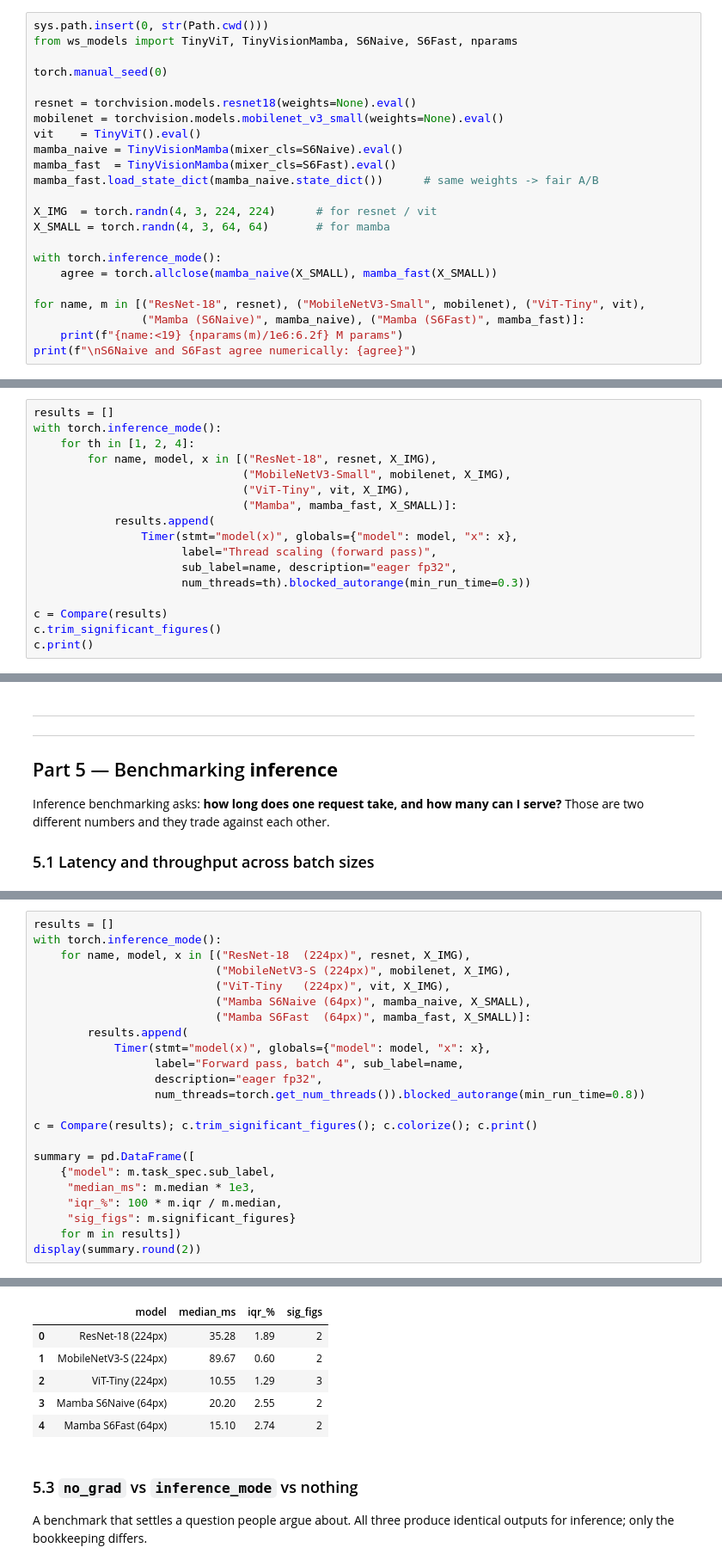
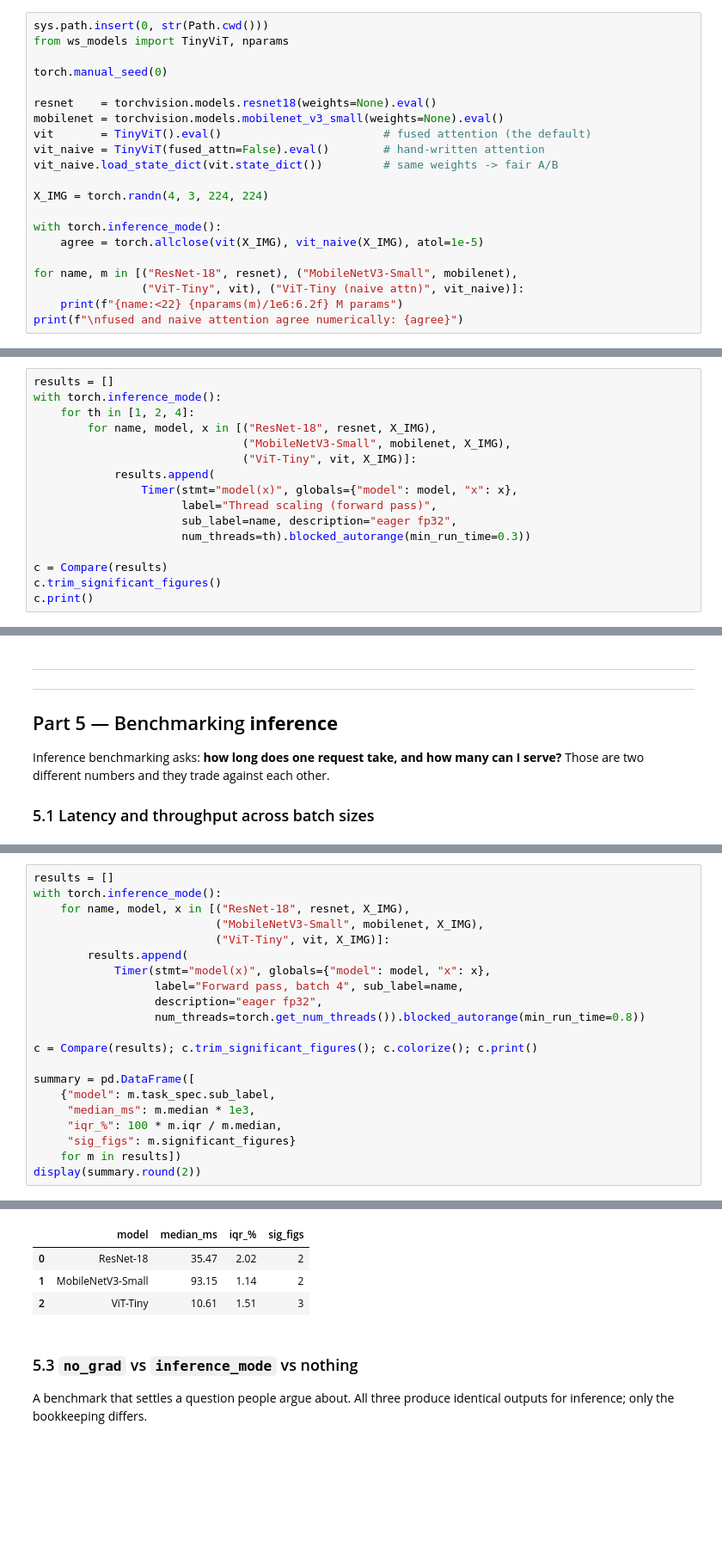
Before and after one commit to rwttr/Eco-workshop-n9, a Jupyter notebook: pytorch_benchmark_workshop_executed.ipynb, the cells around one changed output, grey strips where cells are left out. Shown at 86% size. Cells and saved outputs as stored; diff of their text form; blank space fills up the shorter version.

```diff
--- a/pytorch_benchmark_workshop_executed.ipynb
+++ b/pytorch_benchmark_workshop_executed.ipynb
@@ -135,24 +136,22 @@ a perfect A/B subject.
 # %%
 sys.path.insert(0, str(Path.cwd()))
-from ws_models import TinyViT, TinyVisionMamba, S6Naive, S6Fast, nparams
+from ws_models import TinyViT, nparams
 
 torch.manual_seed(0)
 
-resnet = torchvision.models.resnet18(weights=None).eval()
+resnet    = torchvision.models.resnet18(weights=None).eval()
 mobilenet = torchvision.models.mobilenet_v3_small(weights=None).eval()
-vit    = TinyViT().eval()
-mamba_naive = TinyVisionMamba(mixer_cls=S6Naive).eval()
-mamba_fast  = TinyVisionMamba(mixer_cls=S6Fast).eval()
-mamba_fast.load_state_dict(mamba_naive.state_dict())      # same weights -> fair A/B
+vit       = TinyViT().eval()                        # fused attention (the default)
+vit_naive = TinyViT(fused_attn=False).eval()        # hand-written attention
+vit_naive.load_state_dict(vit.state_dict())         # same weights -> fair A/B
 
-X_IMG  = torch.randn(4, 3, 224, 224)      # for resnet / vit
-X_SMALL = torch.randn(4, 3, 64, 64)       # for mamba
+X_IMG = torch.randn(4, 3, 224, 224)
 
 with torch.inference_mode():
-    agree = torch.allclose(mamba_naive(X_SMALL), mamba_fast(X_SMALL))
+    agree = torch.allclose(vit(X_IMG), vit_naive(X_IMG), atol=1e-5)
 
-for name, m in [("ResNet-18", resnet), ("MobileNetV3-Small", mobilenet), ("ViT-Tiny", vit),
-                ("Mamba (S6Naive)", mamba_naive), ("Mamba (S6Fast)", mamba_fast)]:
-    print(f"{name:<19} {nparams(m)/1e6:6.2f} M params")
-print(f"\nS6Naive and S6Fast agree numerically: {agree}")
+for name, m in [("ResNet-18", resnet), ("MobileNetV3-Small", mobilenet),
+                ("ViT-Tiny", vit), ("ViT-Tiny (naive attn)", vit_naive)]:
+    print(f"{name:<22} {nparams(m)/1e6:6.2f} M params")
+print(f"\nfused and naive attention agree numerically: {agree}")
 # %% [output]
@@ -636,8 +634,7 @@ with torch.inference_mode():
     for th in [1, 2, 4]:
         for name, model, x in [("ResNet-18", resnet, X_IMG),
                                ("MobileNetV3-Small", mobilenet, X_IMG),
-                               ("ViT-Tiny", vit, X_IMG),
-                               ("Mamba", mamba_fast, X_SMALL)]:
+                               ("ViT-Tiny", vit, X_IMG)]:
             results.append(
                 Timer(stmt="model(x)", globals={"model": model, "x": x},
                       label="Thread scaling (forward pass)",
@@ -762,11 +751,9 @@ and is the slowest entry in the table.
 # %%
 results = []
 with torch.inference_mode():
-    for name, model, x in [("ResNet-18  (224px)", resnet, X_IMG),
-                           ("MobileNetV3-S (224px)", mobilenet, X_IMG),
-                           ("ViT-Tiny   (224px)", vit, X_IMG),
-                           ("Mamba S6Naive (64px)", mamba_naive, X_SMALL),
-                           ("Mamba S6Fast  (64px)", mamba_fast, X_SMALL)]:
+    for name, model, x in [("ResNet-18", resnet, X_IMG),
+                           ("MobileNetV3-Small", mobilenet, X_IMG),
+                           ("ViT-Tiny", vit, X_IMG)]:
         results.append(
             Timer(stmt="model(x)", globals={"model": model, "x": x},
                   label="Forward pass, batch 4", sub_label=name,
@@ -794,11 +779,9 @@ display(summary.round(2))
 
 Times are in milliseconds (ms).
 |  | model | median_ms | iqr_% | sig_figs |
-| 0 | ResNet-18 (224px) | 35.28 | 1.89 | 2 |
-| 1 | MobileNetV3-S (224px) | 89.67 | 0.60 | 2 |
-| 2 | ViT-Tiny (224px) | 10.55 | 1.29 | 3 |
-| 3 | Mamba S6Naive (64px) | 20.20 | 2.55 | 2 |
-| 4 | Mamba S6Fast (64px) | 15.10 | 2.74 | 2 |
+| 0 | ResNet-18 | 35.47 | 2.02 | 2 |
+| 1 | MobileNetV3-Small | 93.15 | 1.14 | 2 |
+| 2 | ViT-Tiny | 10.61 | 1.51 | 3 |
 # %% [markdown]
 ### 5.3 `no_grad` vs `inference_mode` vs nothing
 
```
Also changed, not shown: parts of 43 cells of this notebook, 10 other files.
